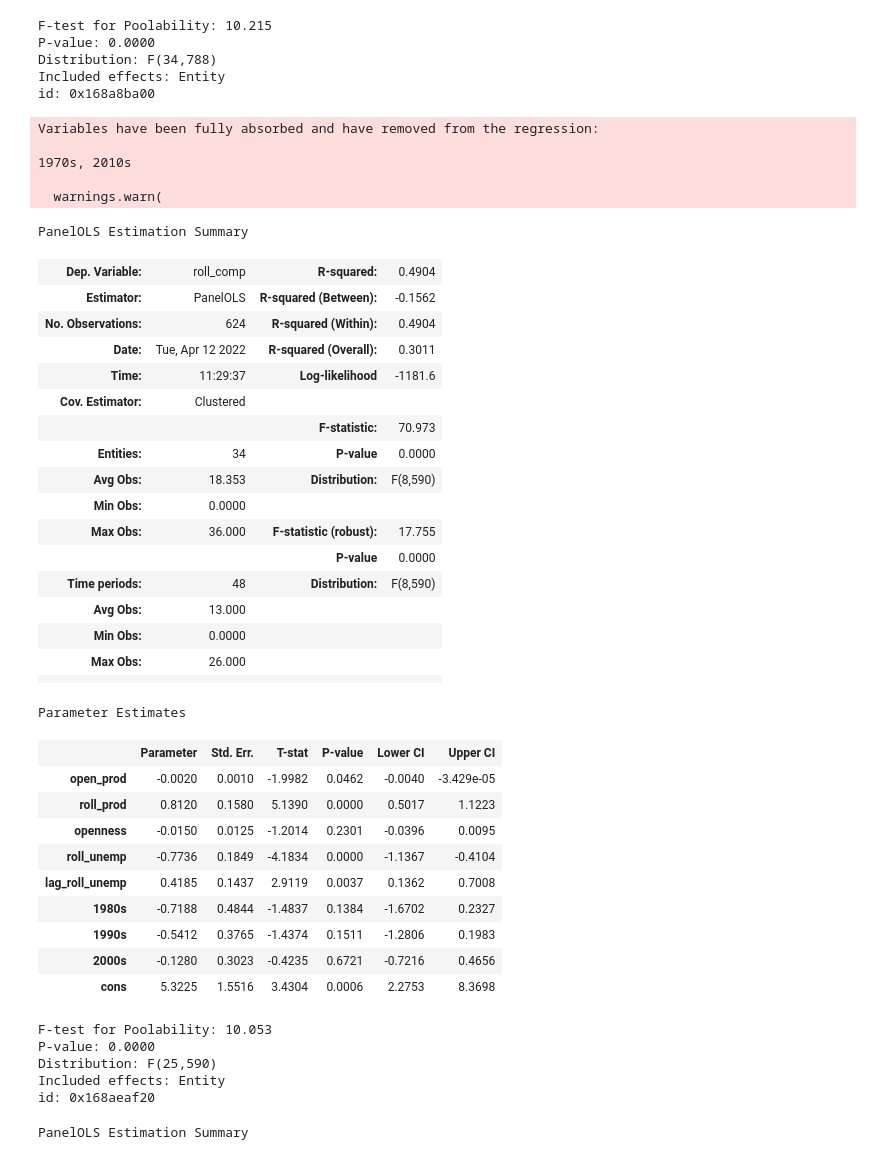
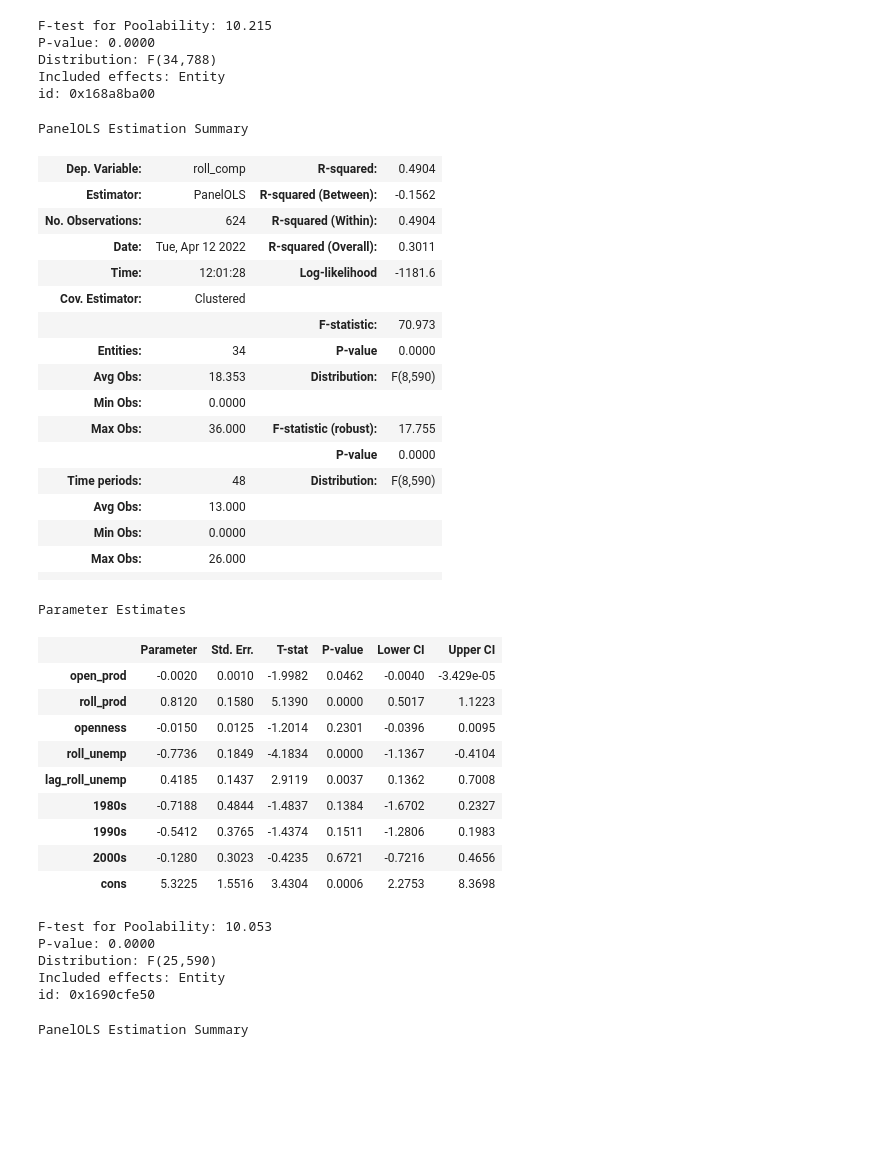
Before and after one commit to SorenRajani/UBC_Undergraduate_Thesis, a Jupyter notebook: Data_Analysis.ipynb, the cells around one changed output. Saved outputs shown, nothing was run; the diff lists cells and outputs as text; code cells hidden in the pictures; blank space fills up the shorter version.

Commit message:
Data_Analysis Visual Issues
Fixed absorption warning and made equation viewable without scroling

```diff
--- a/Data_Analysis.ipynb
+++ b/Data_Analysis.ipynb
@@ -268,52 +270,47 @@ id: 0x168a8ba00
 # %%
 #European Data only
 endog = df.loc[list(eu)]['roll_comp']
 exog = df.loc[list(eu)][['open_prod','roll_prod','openness','roll_unemp','lag_roll_unemp']].join(pd.get_dummies(df['decade'
-      ])).rename({4:'2010s',3:'2000s',2:'1990s',1:'1980s',0:'1970s'},axis=1).assign(cons = [1]*len(endog))
+      ])).rename({4:'2010s',3:'2000s',2:'1990s',1:'1980s',0:'1970s'},axis=1).drop(['1970s','2010s'],axis = 1).assign(cons = [1]*len(endog))
 #regressing
 reg = PanelOLS(endog,exog,entity_effects=True,time_effects=False,other_effects=None,check_rank=False,drop_absorbed = True)
 results = reg.fit(cov_type='clustered', cluster_entity=True)
 results
 # %% [output]
-Variables have been fully absorbed and have removed from the regression:
-
-1970s, 2010s
-
-  warnings.warn(
+PanelOLS Estimation Summary
+| Dep. Variable: | roll_comp | R-squared: | 0.4904 |
+| Estimator: | PanelOLS | R-squared (Between): | -0.1562 |
+| No. Observations: | 624 | R-squared (Within): | 0.4904 |
+| Date: | Tue, Apr 12 2022 | R-squared (Overall): | 0.3011 |
+| Time: | 12:01:28 | Log-likelihood | -1181.6 |
+| Cov. Estimator: | Clustered |  |  |
+|  |  | F-statistic: | 70.973 |
+| Entities: | 34 | P-value | 0.0000 |
+| Avg Obs: | 18.353 | Distribution: | F(8,590) |
+| Min Obs: | 0.0000 |  |  |
+| Max Obs: | 36.000 | F-statistic (robust): | 17.755 |
+|  |  | P-value | 0.0000 |
+| Time periods: | 48 | Distribution: | F(8,590) |
+| Avg Obs: | 13.000 |  |  |
+| Min Obs: | 0.0000 |  |  |
+| Max Obs: | 26.000 |  |  |
+|  |  |  |  |
-PanelOLS Estimation Summary
+Parameter Estimates
-| Dep. Variable: | roll_comp | R-squared: | 0.4904 |
-| Estimator: | PanelOLS | R-squared (Between): | -0.1562 |
-| No. Observations: | 624 | R-squared (Within): | 0.4904 |
-| Date: | Tue, Apr 12 2022 | R-squared (Overall): | 0.3011 |
-| Time: | 11:29:37 | Log-likelihood | -1181.6 |
-| Cov. Estimator: | Clustered |  |  |
-|  |  | F-statistic: | 70.973 |
-| Entities: | 34 | P-value | 0.0000 |
-| Avg Obs: | 18.353 | Distribution: | F(8,590) |
-| Min Obs: | 0.0000 |  |  |
-| Max Obs: | 36.000 | F-statistic (robust): | 17.755 |
-|  |  | P-value | 0.0000 |
-| Time periods: | 48 | Distribution: | F(8,590) |
-| Avg Obs: | 13.000 |  |  |
-| Min Obs: | 0.0000 |  |  |
-| Max Obs: | 26.000 |  |  |
-|  |  |  |  |
+|  | Parameter | Std. Err. | T-stat | P-value | Lower CI | Upper CI |
+| open_prod | -0.0020 | 0.0010 | -1.9982 | 0.0462 | -0.0040 | -3.429e-05 |
+| roll_prod | 0.8120 | 0.1580 | 5.1390 | 0.0000 | 0.5017 | 1.1223 |
+| openness | -0.0150 | 0.0125 | -1.2014 | 0.2301 | -0.0396 | 0.0095 |
+| roll_unemp | -0.7736 | 0.1849 | -4.1834 | 0.0000 | -1.1367 | -0.4104 |
+| lag_roll_unemp | 0.4185 | 0.1437 | 2.9119 | 0.0037 | 0.1362 | 0.7008 |
+| 1980s | -0.7188 | 0.4844 | -1.4837 | 0.1384 | -1.6702 | 0.2327 |
+| 1990s | -0.5412 | 0.3765 | -1.4374 | 0.1511 | -1.2806 | 0.1983 |
+| 2000s | -0.1280 | 0.3023 | -0.4235 | 0.6721 | -0.7216 | 0.4656 |
+| cons | 5.3225 | 1.5516 | 3.4304 | 0.0006 | 2.2753 | 8.3698 |
-Parameter Estimates
+F-test for Poolability: 10.053
+P-value: 0.0000
+Distribution: F(25,590)
+Included effects: Entity
+id: 0x1690cfe50
-|  | Parameter | Std. Err. | T-stat | P-value | Lower CI | Upper CI |
-| open_prod | -0.0020 | 0.0010 | -1.9982 | 0.0462 | -0.0040 | -3.429e-05 |
-| roll_prod | 0.8120 | 0.1580 | 5.1390 | 0.0000 | 0.5017 | 1.1223 |
-| openness | -0.0150 | 0.0125 | -1.2014 | 0.2301 | -0.0396 | 0.0095 |
-| roll_unemp | -0.7736 | 0.1849 | -4.1834 | 0.0000 | -1.1367 | -0.4104 |
-| lag_roll_unemp | 0.4185 | 0.1437 | 2.9119 | 0.0037 | 0.1362 | 0.7008 |
-| 1980s | -0.7188 | 0.4844 | -1.4837 | 0.1384 | -1.6702 | 0.2327 |
-| 1990s | -0.5412 | 0.3765 | -1.4374 | 0.1511 | -1.2806 | 0.1983 |
-| 2000s | -0.1280 | 0.3023 | -0.4235 | 0.6721 | -0.7216 | 0.4656 |
-| cons | 5.3225 | 1.5516 | 3.4304 | 0.0006 | 2.2753 | 8.3698 |
-F-test for Poolability: 10.053
-P-value: 0.0000
-Distribution: F(25,590)
-Included effects: Entity
-id: 0x168aeaf20
 # %%
 #Size Controls
 endog = df['roll_comp']
```
Also changed, not shown: parts of 1 cell of this notebook.
